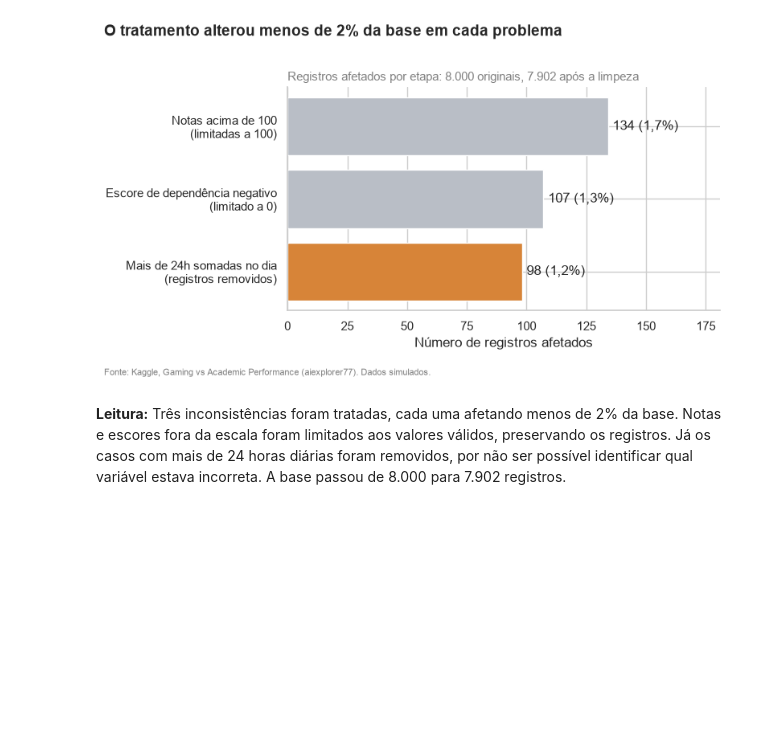
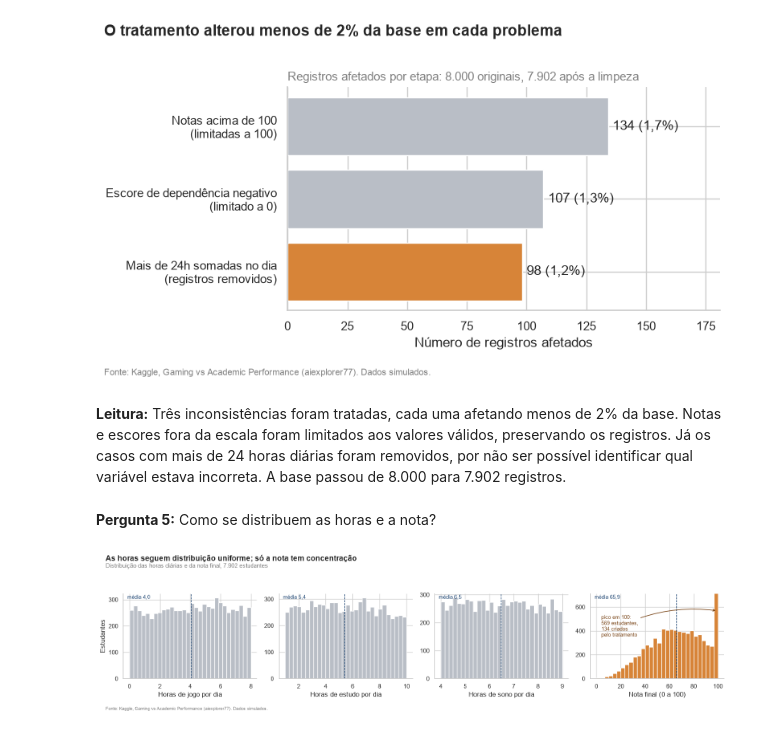
Before and after one commit to bdalpaz/abexVI-gaming-desempenho-academico, a Jupyter notebook: Analise_GrupoGamingvsAcademicPerformance.ipynb, the cells around one changed output. Drawn from its saved outputs; the diff is of its cells as text; code cells hidden in the pictures; blank space fills up the shorter version.

```diff
--- a/Analise_GrupoGamingvsAcademicPerformance.ipynb
+++ b/Analise_GrupoGamingvsAcademicPerformance.ipynb
@@ -231,0 +270,14 @@ Base pré-processada: (7902, 14)
+# %%
+# 6.1 De onde vem o pico em 100?
+ja_eram_100 = int((etapa0["grades"] == 100).sum())
+viraram_100 = int((etapa0["grades"] > 100).sum())
+pico_final = int((etapa2["grades"] == 100).sum())
+perdidos = ja_eram_100 + viraram_100 - pico_final
+
+print(f"Notas exatamente 100 na base original ......... {ja_eram_100}")
+print(f"Notas acima de 100, limitadas a 100 ........... {viraram_100}")
+print(f"Removidas depois (mais de 24h no dia) ......... {perdidos}")
+print(f"Pico em 100 na base pré-processada ............ {pico_final}")
+print(f"-> {viraram_100 / pico_final:.1%} do pico em 100 foi CRIADO pelo tratamento.")
+print(f"-> Estudantes com nota 100: {ja_eram_100 / len(etapa0):.1%} da base original "
+      f"-> {pico_final / len(etapa2):.1%} da base tratada.")
@@ -474,3 +754,36 @@ finalizar(ax, "O tratamento alterou menos de 2% da base em cada problema",
 [figure]
 # %% [markdown]
 **Leitura:** Três inconsistências foram tratadas, cada uma afetando menos de 2% da base. Notas e escores fora da escala foram limitados aos valores válidos, preservando os registros. Já os casos com mais de 24 horas diárias foram removidos, por não ser possível identificar qual variável estava incorreta. A base passou de 8.000 para 7.902 registros.
+# %% [markdown]
+**Pergunta 5:** Como se distribuem as horas e a nota?
+# %%
+def finalizar_fig(fig, titulo, subtitulo, arquivo, fonte=FONTE):
+    """Mesmo padrão de finalizar(), para figuras com mais de um painel."""
+    fig.suptitle(titulo, x=0.02, ha="left", fontsize=14, fontweight="bold")
+    fig.text(0.02, 0.90, subtitulo, fontsize=11, color="gray")
+    fig.text(0.02, 0.01, fonte, fontsize=8, color="gray")
+    fig.tight_layout(rect=(0, 0.04, 1, 0.88))
+    fig.savefig(f"figuras/{arquivo}.png", dpi=200)
+    plt.show()
+
+painel = [("gaming_hours", "Horas de jogo por dia"), ("study_hours", "Horas de estudo por dia"),
+          ("sleep_hours", "Horas de sono por dia"), ("grades", "Nota final (0 a 100)")]
+
+fig, axes = plt.subplots(1, 4, figsize=(16, 4))
+for ax, (col, rotulo) in zip(axes, painel):
+    cor = DESTAQUE if col == "grades" else CINZA
+    ax.hist(df[col], bins=30, color=cor)
+    ax.set_xlabel(rotulo)
+    ax.set_ylabel("Estudantes" if col == "gaming_hours" else "")
+    ax.axvline(df[col].mean(), color="#1B4371", ls="--", lw=1)
+    ax.text(0.03, 0.94, f"média {br(df[col].mean())}", transform=ax.transAxes, fontsize=9, color="#1B4371")
+axes[3].annotate(f"pico em 100:\n{milhar(pico_final)} estudantes,\n{viraram_100} criados\npelo tratamento",
+                 xy=(99, pico_final), xytext=(4, pico_final * 0.62), fontsize=9, color="#7A4517",
+                 arrowprops=dict(arrowstyle="->", color="#7A4517", lw=1.2,
+                                 connectionstyle="arc3,rad=-0.15"))
+axes[3].set_ylim(0, pico_final * 1.25)
+finalizar_fig(fig, "As horas seguem distribuição uniforme; só a nota tem concentração",
+              f"Distribuição das horas diárias e da nota final, {milhar(len(df))} estudantes",
+              "av1_05_distribuicoes")
+# %% [output]
+[figure, added]
```
Also changed, not shown: parts of 29 cells of this notebook, 6 other files.
